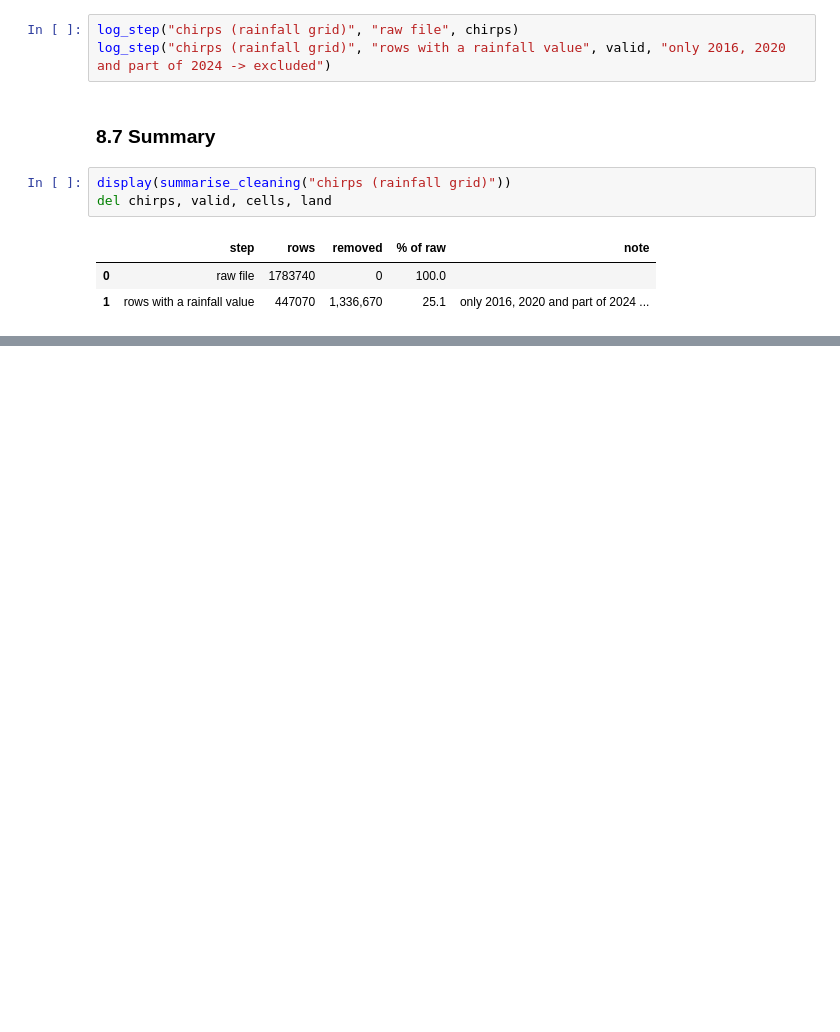
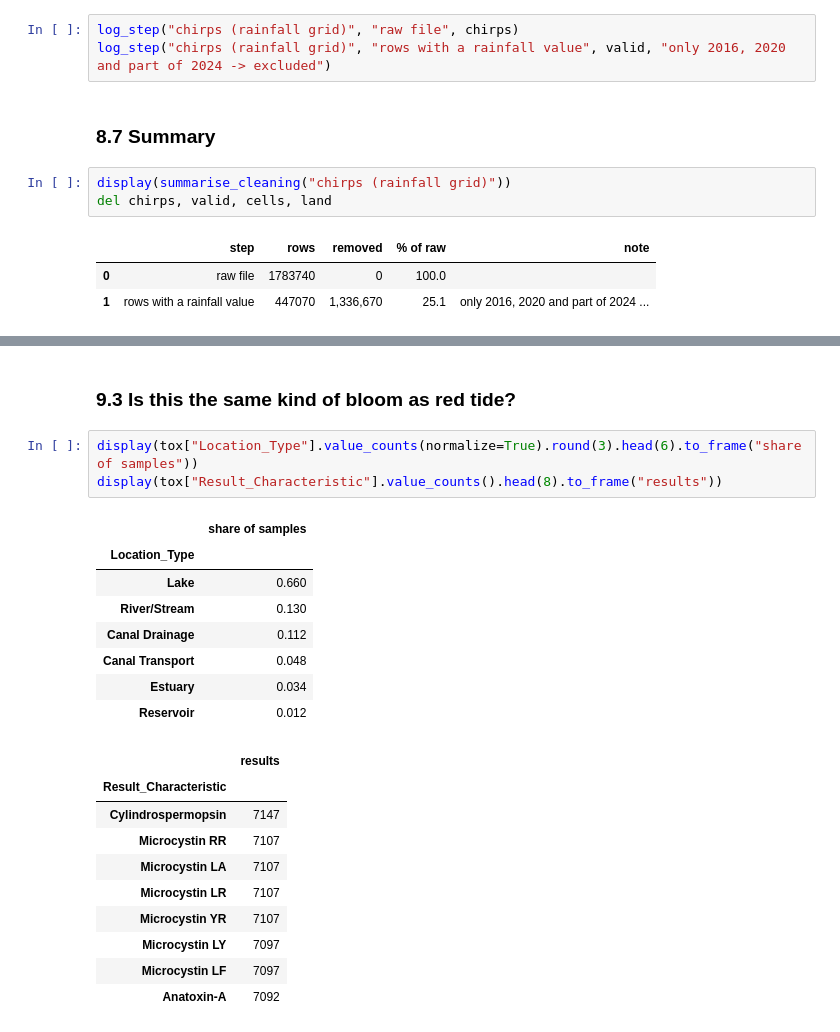
Before and after one commit to Break-Through-Tech/Biointerphase-1A-forecasting-harmful-algal-bloom-risk, a Jupyter notebook: models/notebooks/00_master_eda_and_merge.ipynb, the cells around one changed output, grey strips where cells are left out. Cells and saved outputs as stored; diff of their text form; blank space fills up the shorter version.

```diff
--- a/models/notebooks/00_master_eda_and_merge.ipynb
+++ b/models/notebooks/00_master_eda_and_merge.ipynb
@@ -2158,0 +2226,24 @@ del chirps, valid, cells, land
+# %% [markdown]
+### 9.3 Is this the same kind of bloom as red tide?
+# %%
+display(tox["Location_Type"].value_counts(normalize=True).round(3).head(6).to_frame("share of samples"))
+display(tox["Result_Characteristic"].value_counts().head(8).to_frame("results"))
+# %% [output]
+|  | share of samples |
+| Location_Type |  |
+| Lake | 0.660 |
+| River/Stream | 0.130 |
+| Canal Drainage | 0.112 |
+| Canal Transport | 0.048 |
+| Estuary | 0.034 |
+| Reservoir | 0.012 |
+|  | results |
+| Result_Characteristic |  |
+| Cylindrospermopsin | 7147 |
+| Microcystin RR | 7107 |
+| Microcystin LA | 7107 |
+| Microcystin LR | 7107 |
+| Microcystin YR | 7107 |
+| Microcystin LY | 7097 |
+| Microcystin LF | 7097 |
+| Anatoxin-A | 7092 |
```
Also changed, not shown: parts of 14 cells of this notebook, 3 other files.
